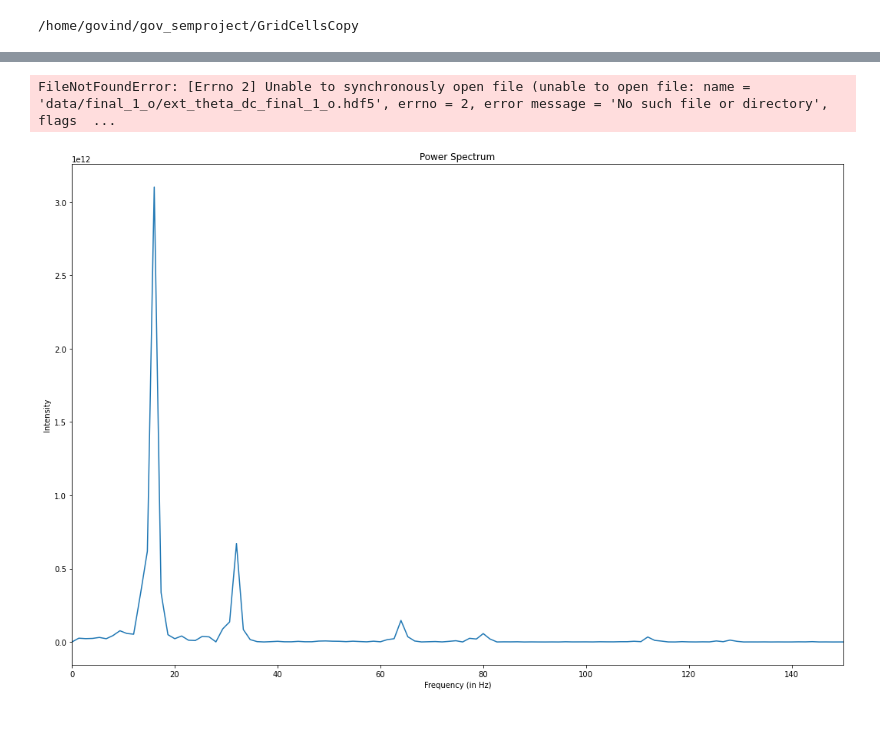
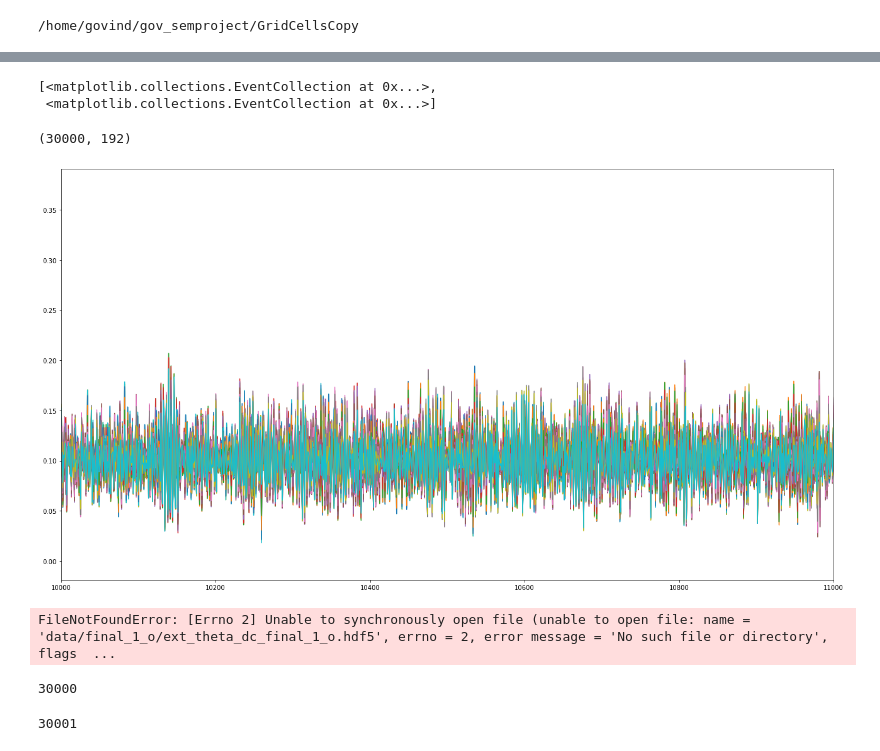
Before and after one commit to tiny-infinity/GridCellsCopy, a Jupyter notebook: analysis/notebooks/theta_analysis/gov_7.ipynb, the cells around one changed output, grey strips where cells are left out. Drawn from its saved outputs; the diff is of its cells as text; code cells hidden in the pictures; blank space fills up the shorter version.

```diff
--- a/analysis/notebooks/theta_analysis/gov_7.ipynb
+++ b/analysis/notebooks/theta_analysis/gov_7.ipynb
@@ -14,18 +14,18 @@ sim_id_list=['final_0_o','final_0_c','final_1_c']
 
 _,spikes_0o = s_utils.load_spikes(sim_id='final_0_o',sim_num=0)
 _,spikes_0c = s_utils.load_spikes(sim_id='final_0_c',sim_num=0)
-_,spikes_1o = s_utils.load_spikes(sim_id='final_1_o',sim_num=0)
-_,spikes_1c = s_utils.load_spikes(sim_id='final_1_c',sim_num=0)
+stell_1o,spikes_1o = s_utils.load_spikes(sim_id='final_1_o',sim_num=0)
+stell_1c,spikes_1c = s_utils.load_spikes(sim_id='final_1_c',sim_num=0)
 rate_0o = a_utils.instant_rate(spike_train=spikes_0o[0],sim_dur=30000,stdev=15)*1000
 rate_0c = a_utils.instant_rate(spike_train=spikes_0c[0],sim_dur=30000,stdev=16)*1000
-rate_1c = a_utils.instant_rate(spike_train=spikes_1c[0],sim_dur=30000,stdev=30)*1000
-rate_1o = a_utils.instant_rate(spike_train=spikes_1o[0],sim_dur=30000,stdev=30)*1000
+rate_1c = a_utils.instant_rate(spike_train=spikes_1c[20],sim_dur=30000,stdev=30)*1000
+rate_1o = a_utils.instant_rate(spike_train=spikes_1o[20],sim_dur=30000,stdev=30)*1000
 time_arr = np.linspace(0,30000,30000)
 plt.figure(figsize=(18,10),dpi=600)
 plt.plot(time_arr,rate_1o)
 plt.plot(time_arr,rate_1c)
 #plt.plot(time_arr,rate_1c)
-plt.xlim(15000,20000)
+# plt.xlim(15000,16000)
 plt.show()
 # %% [output]
 Hallelujah
@@ -44,3 +43,25 @@ Interneuron File Path :  data/final_1_c/intrnrn_spks_final_1_c.hdf5
+# %%
+%matplotlib qt
+plt.figure()
+plt.eventplot([spikes_1o[50],spikes_1c[50]])
+# plt.eventplot(spikes_1o)
+
+# plt.xlim([18000,19000])
+# %% [output]
+[<matplotlib.collections.EventCollection at 0x...>,
+ <matplotlib.collections.EventCollection at 0x...>]
+# %%
+period_1o = a_utils.periodic_activity_all(stell_spikes_l=spikes_1o,sim_dur=30000,window_t=1,stdev=30)
+time_arr=np.linspace(0,30000,30000)
+print(np.shape(period_1o))
+plt.figure(figsize=(22,12))
+for j in range(0,192,10):
+    plt.plot(time_arr,period_1o[:,j])
+plt.xlim(10000,11000)
+plt.show()
+# %% [output]
+(30000, 192)
+[figure, added]
 # %%
 intrnrn_v_0o = s_utils.load_data(sim_id='final_1_o',data_id='ext_theta_dc')
 plt.figure(figsize=(18,10))
@@ -49,8 +70,7 @@ plt.plot(time_arr,intrnrn_v_0o[1:])
 plt.show()
 # %% [output]
 FileNotFoundError: [Errno 2] Unable to synchronously open file (unable to open file: name = 'data/final_1_o/ext_theta_dc_final_1_o.hdf5', errno = 2, error message = 'No such file or directory', flags  ...
-# %%
-
-g_utils.plot_power_spectrum(rate_1c,xmax=150)
-# %% [output]
-[figure, removed]
+# %%
+print(len(rate_0o))
+# %% [output]
+30000
@@ -56,0 +84,4 @@ g_utils.plot_power_spectrum(rate_1c,xmax=150)
+# %%
+len(intrnrn_v_0o)
+# %% [output]
+30001
```
Also changed, not shown: parts of 2 cells of this notebook, 6 other files.
